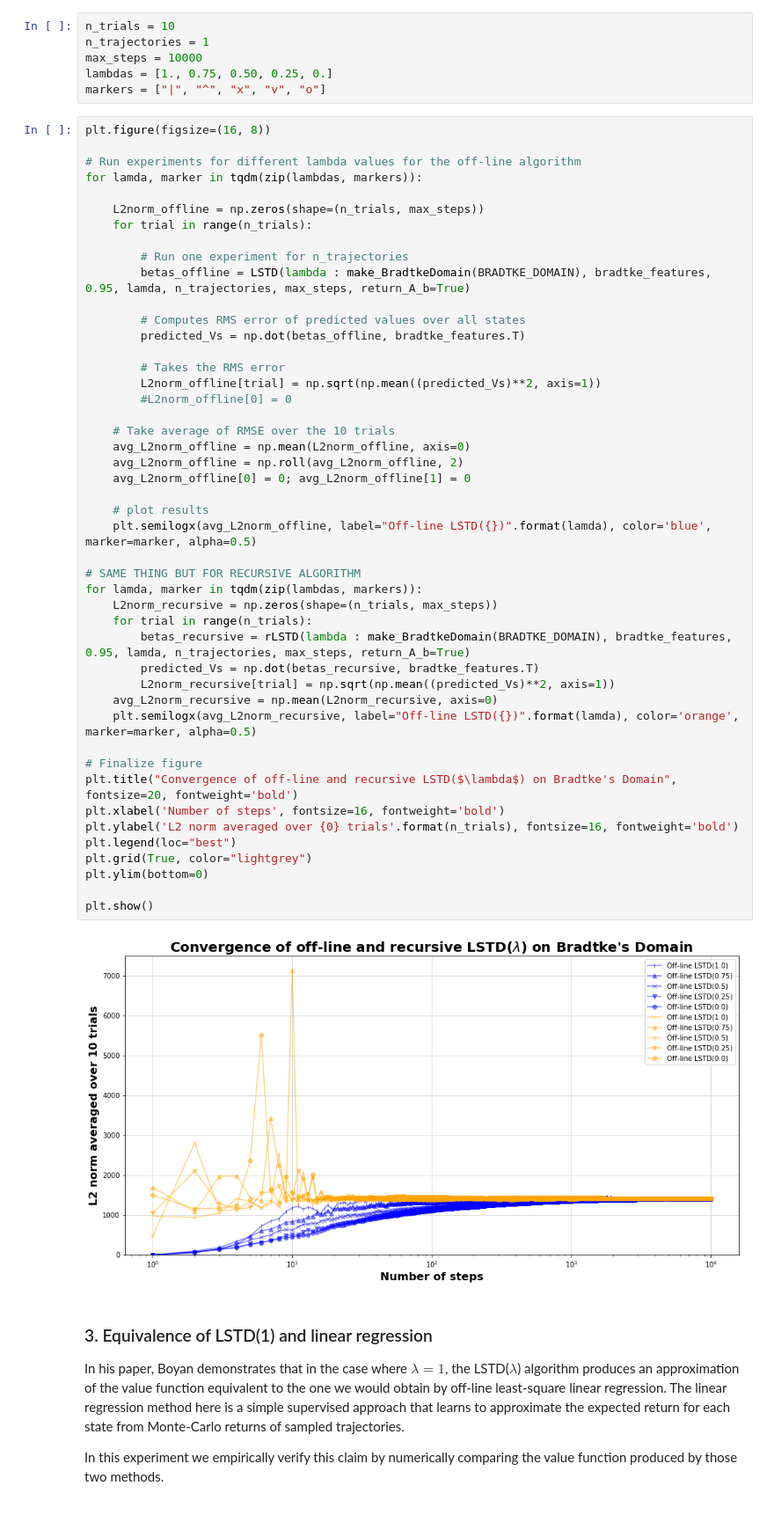
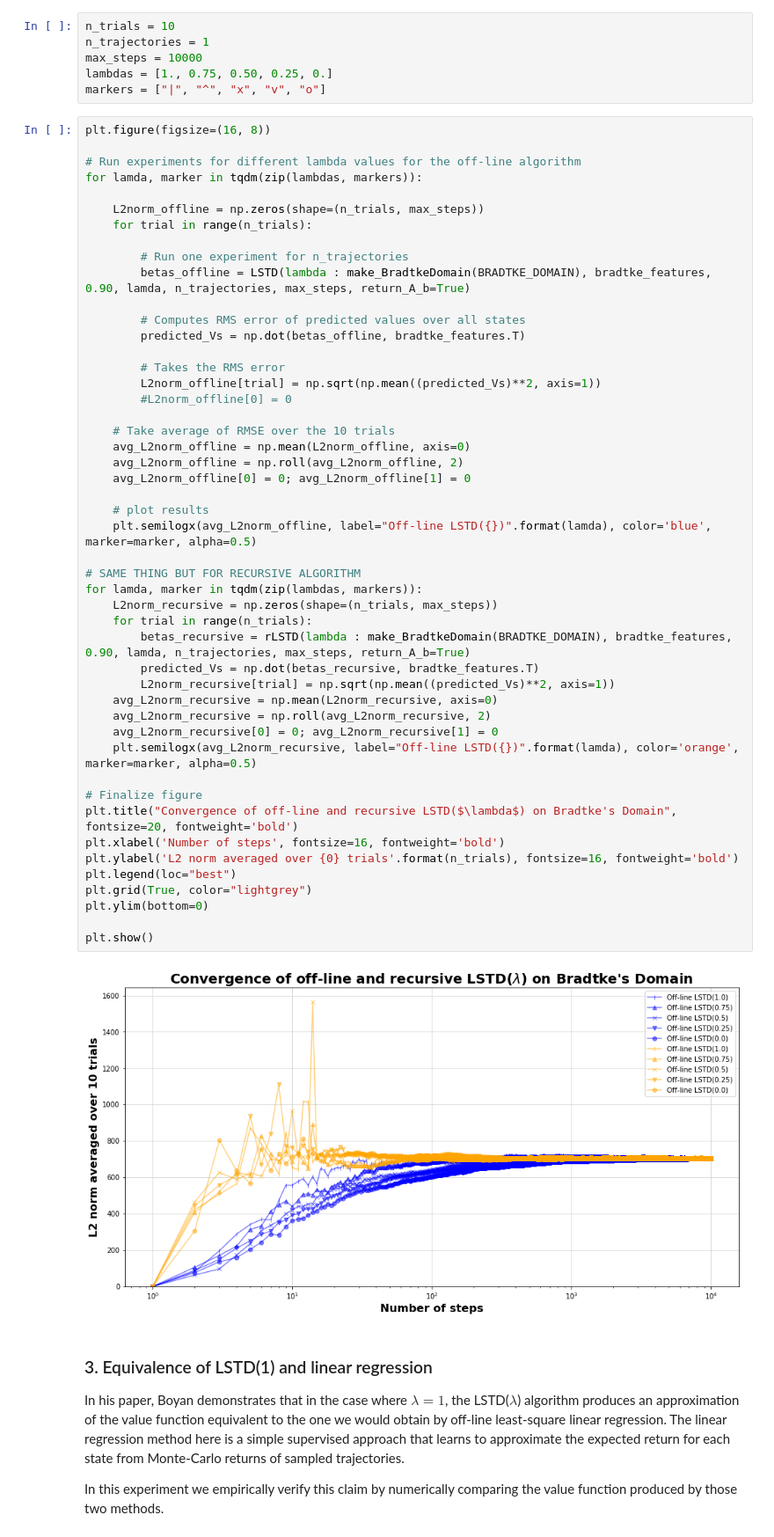
Before and after one commit to julienroy13/COMP767-assignments, a Jupyter notebook: Week4-FunctionApproximation/LSTD_lambda.ipynb, the cells around one changed output. Shown at 88% size. Saved outputs shown, nothing was run; the diff lists cells and outputs as text.

```diff
--- a/Week4-FunctionApproximation/LSTD_lambda.ipynb
+++ b/Week4-FunctionApproximation/LSTD_lambda.ipynb
@@ -430,7 +428,7 @@ for lamda, marker in tqdm(zip(lambdas, markers)):
     for trial in range(n_trials):
 
         # Run one experiment for n_trajectories
-        betas_offline = LSTD(lambda : make_BradtkeDomain(BRADTKE_DOMAIN), bradtke_features, 0.95, lamda, n_trajectories, max_steps, return_A_b=True)
+        betas_offline = LSTD(lambda : make_BradtkeDomain(BRADTKE_DOMAIN), bradtke_features, 0.90, lamda, n_trajectories, max_steps, return_A_b=True)
 
         # Computes RMS error of predicted values over all states
         predicted_Vs = np.dot(betas_offline, bradtke_features.T)
@@ -439,35 +437,37 @@ for lamda, marker in tqdm(zip(lambdas, markers)):
         L2norm_offline[trial] = np.sqrt(np.mean((predicted_Vs)**2, axis=1))
         #L2norm_offline[0] = 0
 
     # Take average of RMSE over the 10 trials
     avg_L2norm_offline = np.mean(L2norm_offline, axis=0)
     avg_L2norm_offline = np.roll(avg_L2norm_offline, 2)
     avg_L2norm_offline[0] = 0; avg_L2norm_offline[1] = 0
 
     # plot results
     plt.semilogx(avg_L2norm_offline, label="Off-line LSTD({})".format(lamda), color='blue', marker=marker, alpha=0.5)
 
 # SAME THING BUT FOR RECURSIVE ALGORITHM
 for lamda, marker in tqdm(zip(lambdas, markers)):
     L2norm_recursive = np.zeros(shape=(n_trials, max_steps))
     for trial in range(n_trials):
-        betas_recursive = rLSTD(lambda : make_BradtkeDomain(BRADTKE_DOMAIN), bradtke_features, 0.95, lamda, n_trajectories, max_steps, return_A_b=True)
+        betas_recursive = rLSTD(lambda : make_BradtkeDomain(BRADTKE_DOMAIN), bradtke_features, 0.90, lamda, n_trajectories, max_steps, return_A_b=True)
         predicted_Vs = np.dot(betas_recursive, bradtke_features.T)
         L2norm_recursive[trial] = np.sqrt(np.mean((predicted_Vs)**2, axis=1))
     avg_L2norm_recursive = np.mean(L2norm_recursive, axis=0)
+    avg_L2norm_recursive = np.roll(avg_L2norm_recursive, 2)
+    avg_L2norm_recursive[0] = 0; avg_L2norm_recursive[1] = 0
     plt.semilogx(avg_L2norm_recursive, label="Off-line LSTD({})".format(lamda), color='orange', marker=marker, alpha=0.5)
 
 # Finalize figure
 plt.title("Convergence of off-line and recursive LSTD($\lambda$) on Bradtke's Domain", fontsize=20, fontweight='bold')
 plt.xlabel('Number of steps', fontsize=16, fontweight='bold')
 plt.ylabel('L2 norm averaged over {0} trials'.format(n_trials), fontsize=16, fontweight='bold')
 plt.legend(loc="best")
 plt.grid(True, color="lightgrey")
 plt.ylim(bottom=0)
 
 plt.show()
 # %% [output]
-[figure, old version]
+[figure, new version]
 # %% [markdown]
 ### 3. Equivalence of LSTD(1) and linear regression
 
```
Also changed, not shown: parts of 3 cells of this notebook.
